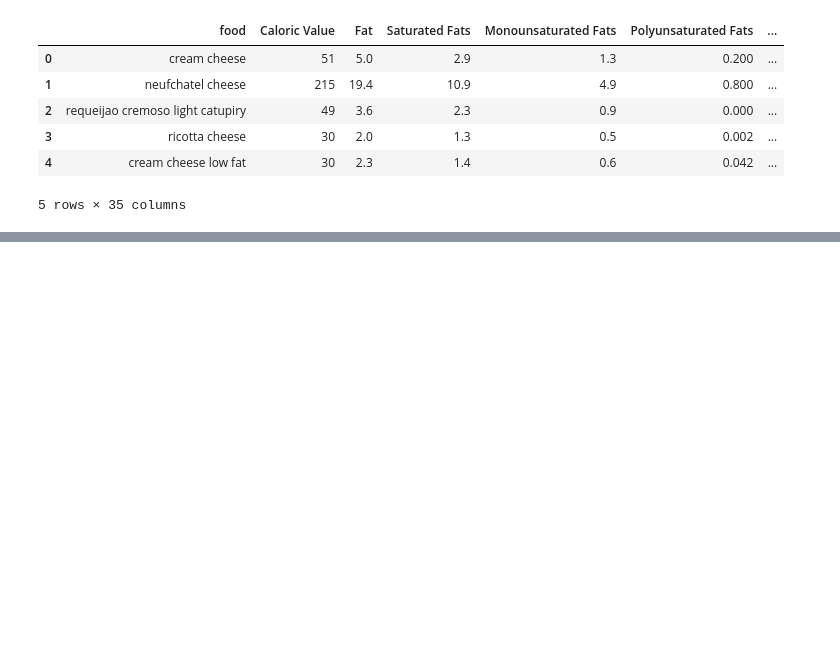
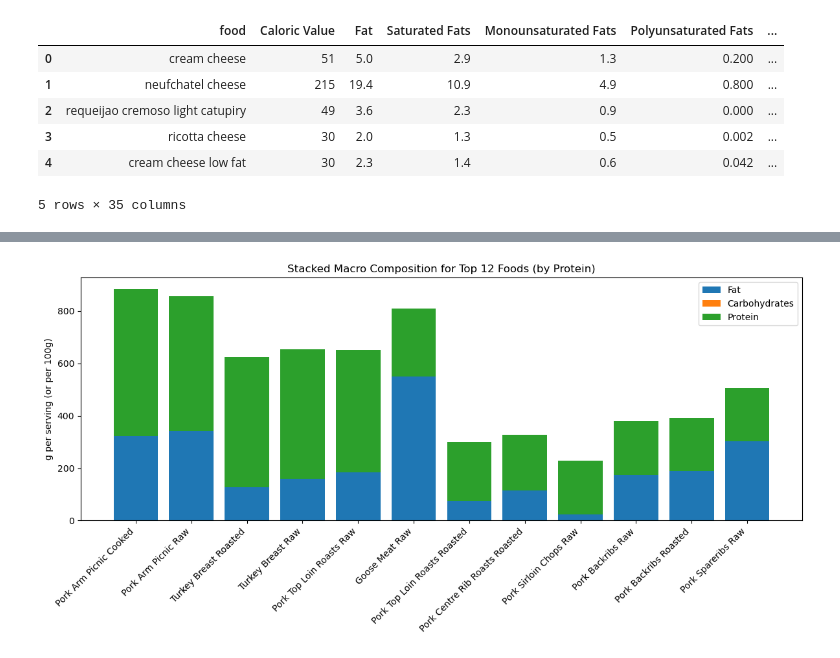
Before and after one commit to AhmadJabbar2502/Hair-Fall-Prediction, a Jupyter notebook: Python Notebooks/data_cleaning_nutrition_dataset.ipynb, the cells around one changed output, grey strips where cells are left out. Saved outputs shown, nothing was run; the diff lists cells and outputs as text; code cells hidden in the pictures; blank space fills up the shorter version.

```diff
--- a/Python Notebooks/data_cleaning_nutrition_dataset.ipynb
+++ b/Python Notebooks/data_cleaning_nutrition_dataset.ipynb
@@ -40,0 +86,25 @@ data.to_csv('../Data/Cleaned_Nutrition_Dataset.csv', index=False)
+# %%
+# 2a) Macronutrient Stacked Bar Chart (Fat, Carbohydrates, Protein) for top foods
+import matplotlib.pyplot as plt
+import pandas as pd
+top_n = 12
+
+cols = ['Fat', 'Carbohydrates', 'Protein']
+top = data[['Food'] + cols].dropna().sort_values('Protein', ascending=False).head(top_n).set_index('Food')
+
+# Normalize to 100g proportion if desired (optional)
+# top_norm = top.div(top.sum(axis=1), axis=0) * 100
+
+plt.figure(figsize=(12,6))
+bottom = pd.Series([0]*len(top), index=top.index)
+for c in cols:
+    plt.bar(top.index, top[c], bottom=bottom, label=c)
+    bottom += top[c]
+plt.xticks(rotation=45, ha='right')
+plt.ylabel('g per serving (or per 100g)')
+plt.title(f'Stacked Macro Composition for Top {top_n} Foods (by Protein)')
+plt.legend()
+plt.tight_layout()
+plt.show()
+# %% [output]
+[figure, added]
```
Also changed, not shown: parts of 18 cells of this notebook, 15 other files.
